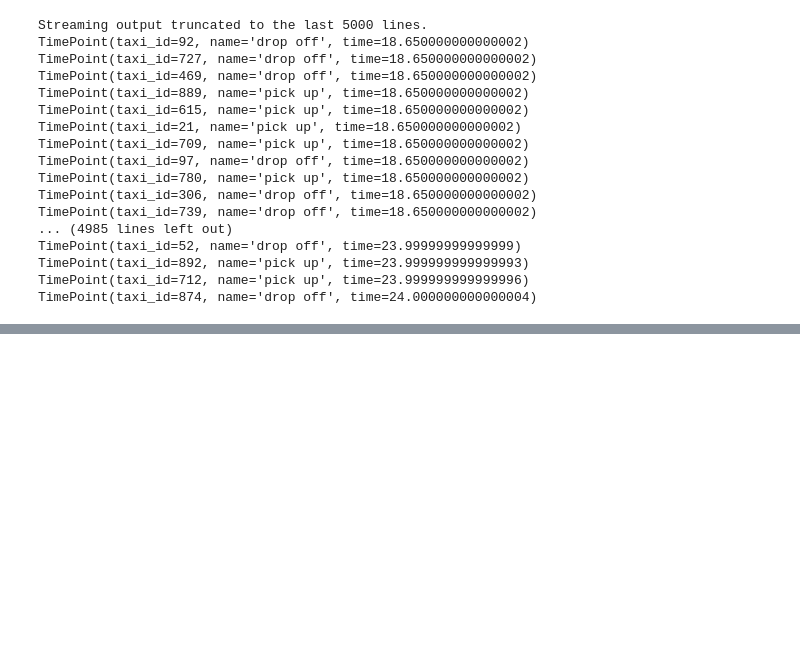
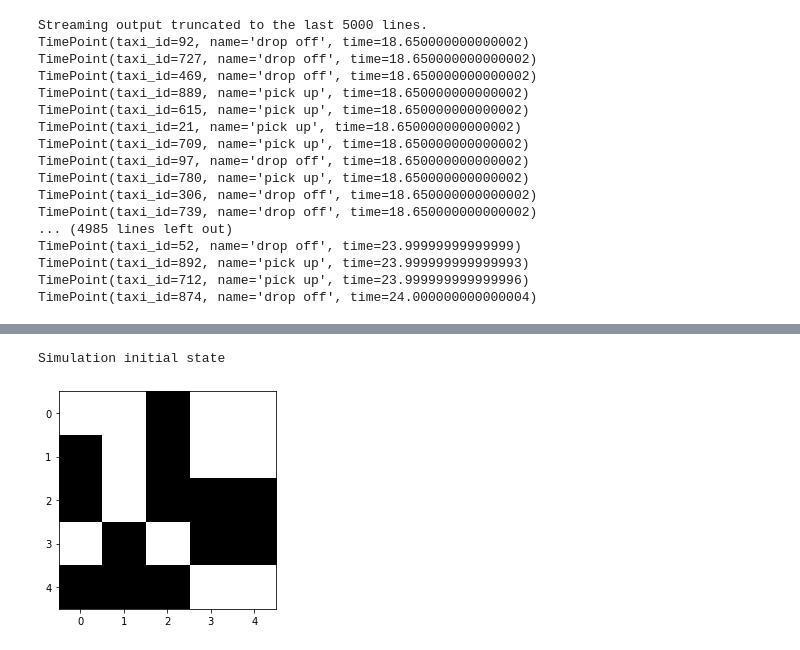
Before and after one commit to antounes/practical-timeseries-analysis, a Jupyter notebook: ch04/code/ch04_simulating_time_series_data.ipynb, the cells around one changed output, grey strips where cells are left out. Saved outputs shown, nothing was run; the diff lists cells and outputs as text; code cells hidden in the pictures; blank space fills up the shorter version.

Commit message:
physics simulation

```diff
--- a/ch04/code/ch04_simulating_time_series_data.ipynb
+++ b/ch04/code/ch04_simulating_time_series_data.ipynb
@@ -274,0 +279,13 @@ TimePoint(taxi_id=874, name='drop off', time=24.000000000000004)
+# %%
+# CONFIGURATION
+# physical layout
+N = 5 # width of lattice
+M = 5 # height of lattice
+# temperature settings
+temperature = 0.5
+BETA = 1 / temperature
+# %%
+# Random initialisation of our starting block
+def initRandState(N, M):
+  block = np.random.choice([-1, 1], size=(N, M))
+  return block
@@ -274,0 +335,8 @@ TimePoint(taxi_id=874, name='drop off', time=24.000000000000004)
+# %%
+# Run the simulation
+init_state = initRandState(N, M)
+print('Simulation initial state')
+plt.imshow(init_state, cmap='gray');
+# %% [output]
+Simulation initial state
+[figure, added]
```
Also changed, not shown: parts of 7 cells of this notebook.
